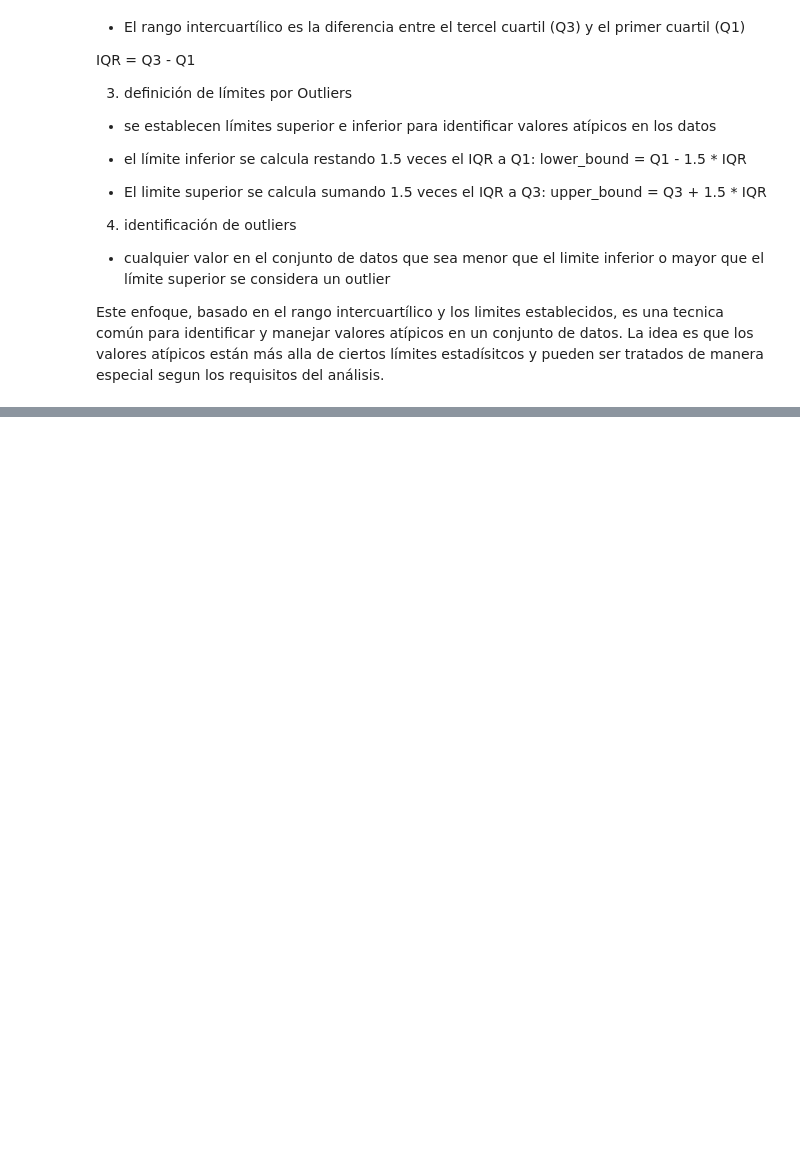
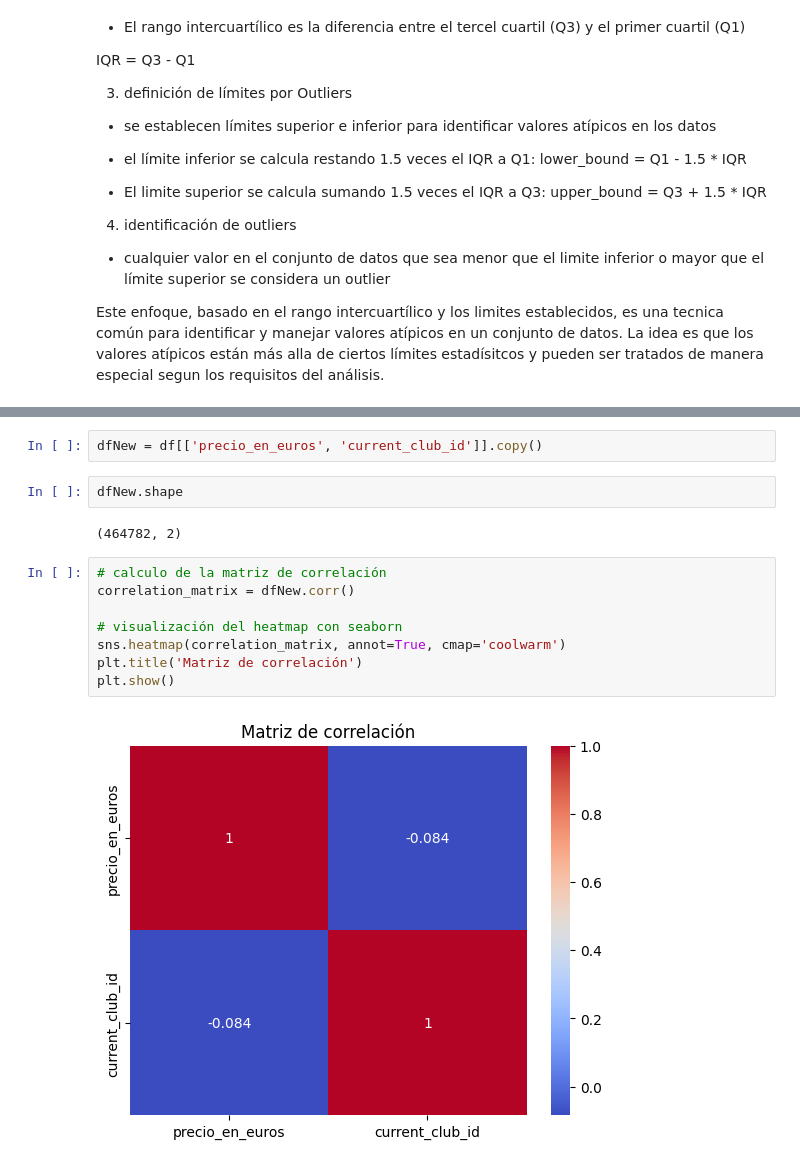
Before and after one commit to BnjmStd/PythonBnjmn, a Jupyter notebook: Remember.../introduccionCienciaDatos/estadisticaDescriptiva/EstadisticaDescriptiva.ipynb, the cells around one changed output, grey strips where cells are left out. Cells and saved outputs as stored; diff of their text form; blank space fills up the shorter version.

```diff
--- a/Remember.../introduccionCienciaDatos/estadisticaDescriptiva/EstadisticaDescriptiva.ipynb
+++ b/Remember.../introduccionCienciaDatos/estadisticaDescriptiva/EstadisticaDescriptiva.ipynb
@@ -141,0 +238,16 @@ Este enfoque, basado en el rango intercuartílico y los limites establecidos, es
+# %%
+dfNew = df[['precio_en_euros', 'current_club_id']].copy()
+# %%
+dfNew.shape
+# %% [output]
+(464782, 2)
+# %%
+# calculo de la matriz de correlación
+correlation_matrix = dfNew.corr()
+
+# visualización del heatmap con seaborn
+sns.heatmap(correlation_matrix, annot=True, cmap='coolwarm')
+plt.title('Matriz de correlación')
+plt.show()
+# %% [output]
+[figure, added]
```
Also changed, not shown: parts of 8 cells of this notebook, 1 other file.
